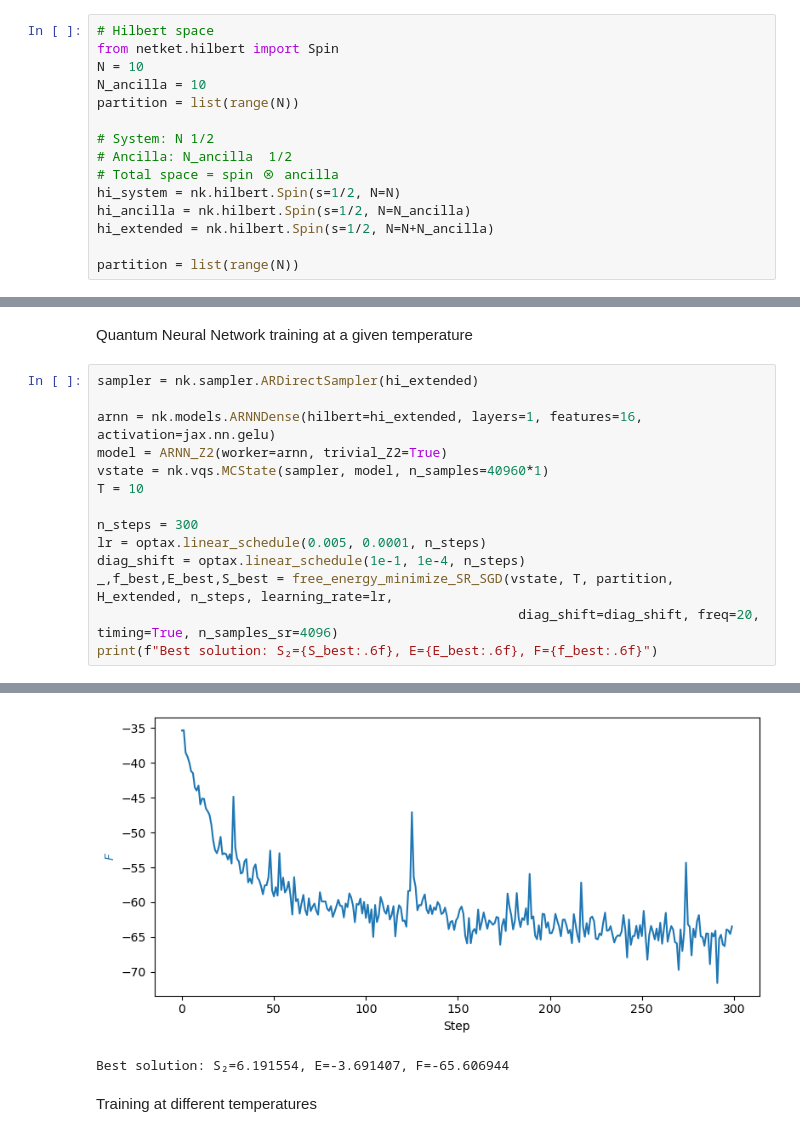
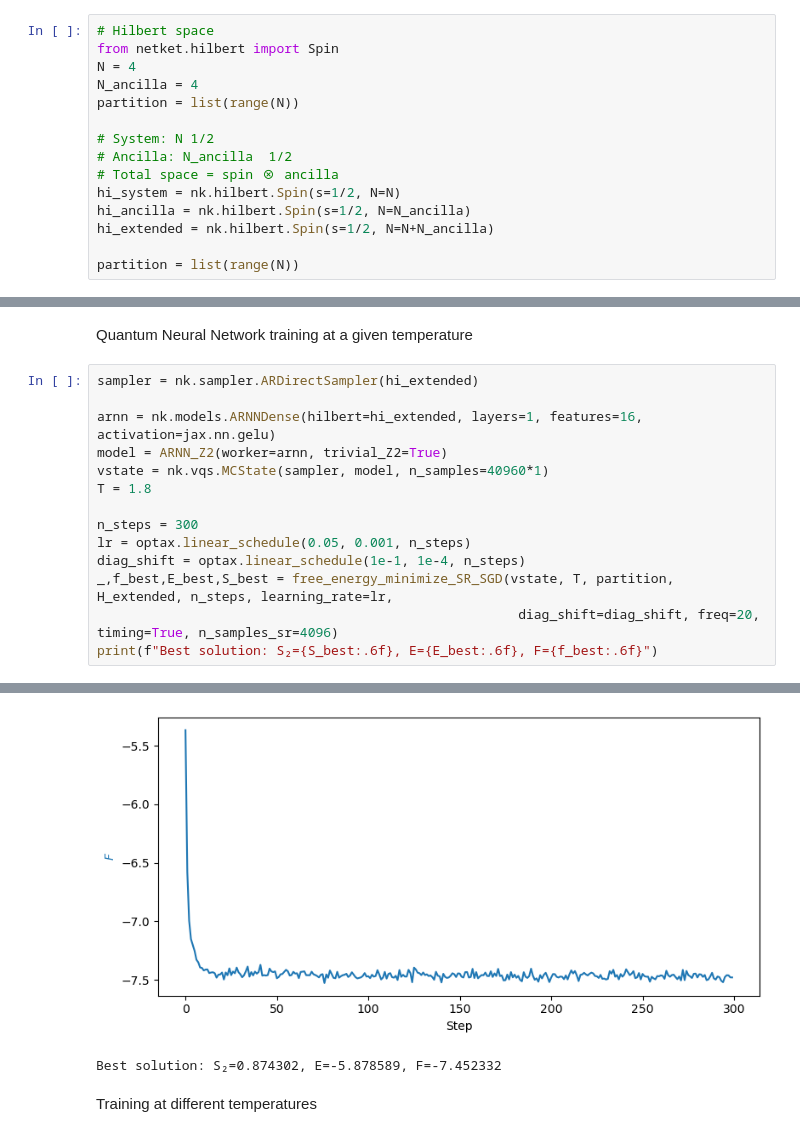
Before and after one commit to ismaelcastrouimp/TFM, a Jupyter notebook: notebooks/Renyi_Ising.ipynb, the cells around one changed output, grey strips where cells are left out. Drawn from its saved outputs; the diff is of its cells as text.

```diff
--- a/notebooks/Renyi_Ising.ipynb
+++ b/notebooks/Renyi_Ising.ipynb
@@ -30,8 +30,8 @@ from src_renyi import (
 # %%
 # Hilbert space
 from netket.hilbert import Spin
-N = 10
-N_ancilla = 10
+N = 4
+N_ancilla = 4
 partition = list(range(N))
 
 # System: N 1/2
@@ -75,10 +75,10 @@ sampler = nk.sampler.ARDirectSampler(hi_extended)
 arnn = nk.models.ARNNDense(hilbert=hi_extended, layers=1, features=16, activation=jax.nn.gelu)
 model = ARNN_Z2(worker=arnn, trivial_Z2=True)
 vstate = nk.vqs.MCState(sampler, model, n_samples=40960*1)
-T = 10
+T = 1.8
 
 n_steps = 300
-lr = optax.linear_schedule(0.005, 0.0001, n_steps)
+lr = optax.linear_schedule(0.05, 0.001, n_steps)
 diag_shift = optax.linear_schedule(1e-1, 1e-4, n_steps)
 _,f_best,E_best,S_best = free_energy_minimize_SR_SGD(vstate, T, partition, H_extended, n_steps, learning_rate=lr,
                                                       diag_shift=diag_shift, freq=20, timing=True, n_samples_sr=4096)
@@ -102,5 +102,5 @@ Step  280 | F=-62.734849 | t=0.140s
-[figure, old version]
+[figure, new version]
-Best solution: S₂=6.191554, E=-3.691407, F=-65.606944
+Best solution: S₂=0.874302, E=-5.878589, F=-7.452332
 # %% [markdown]
 Training at different temperatures
 # %%
```
Also changed, not shown: parts of 4 cells of this notebook, 3 other files.
